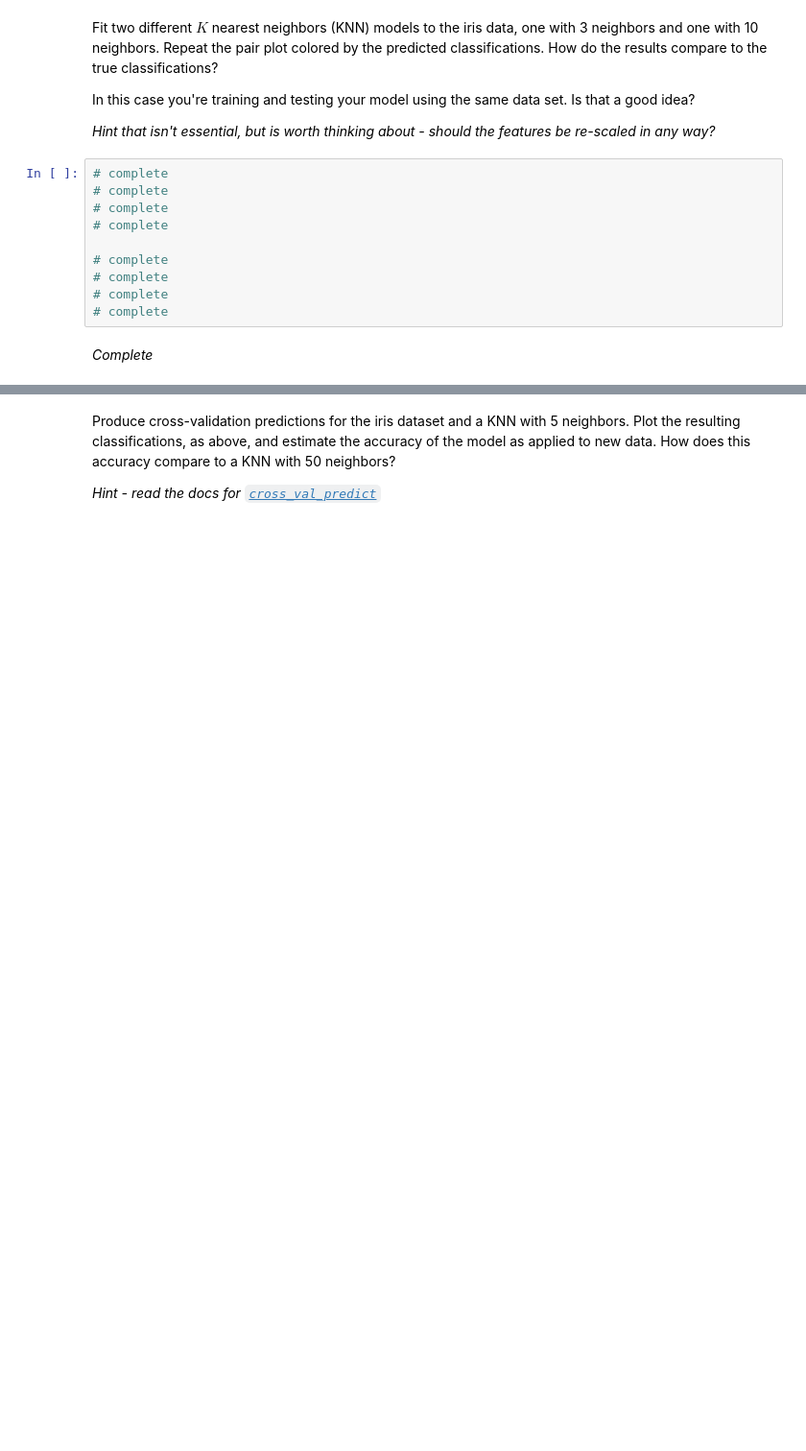
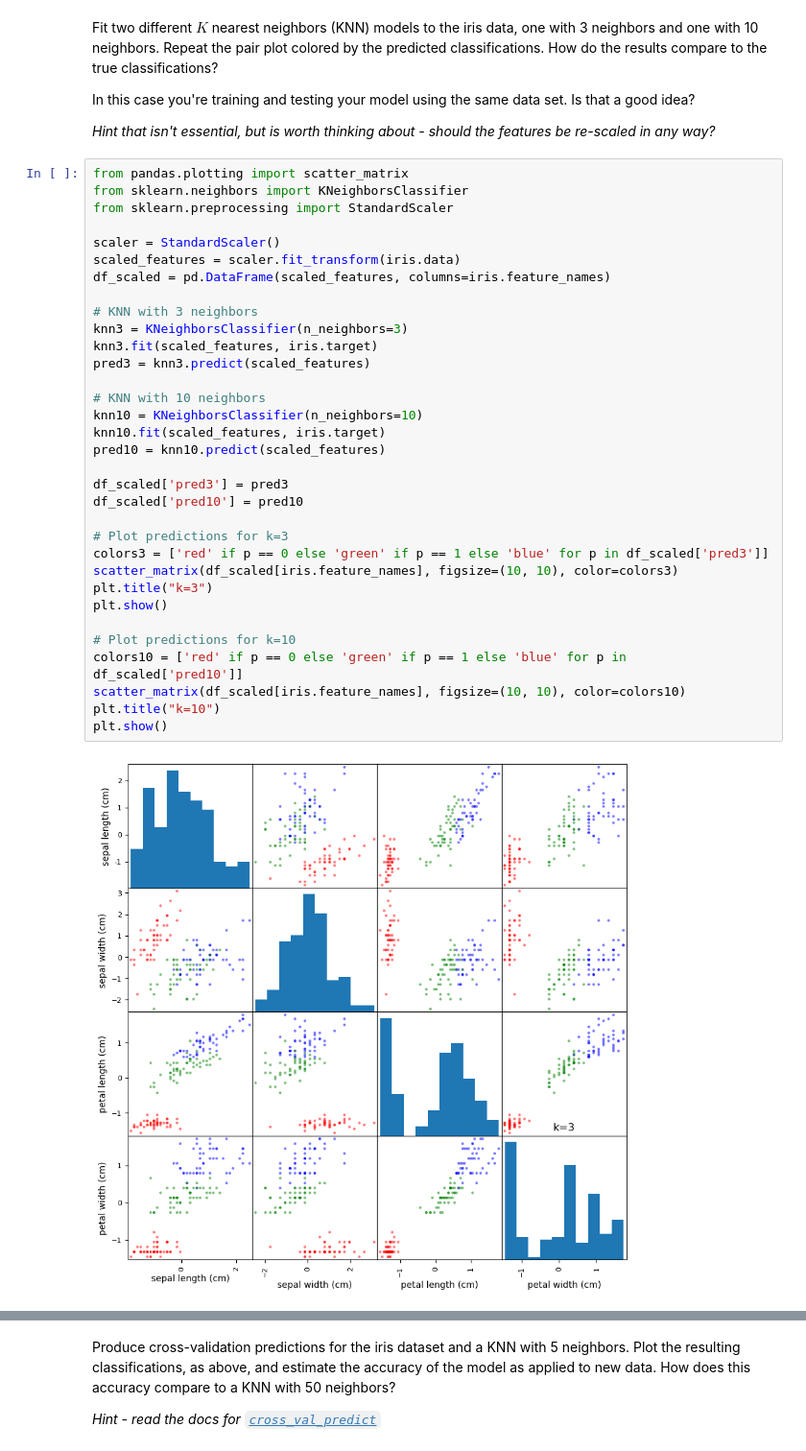
Before and after one commit to ASTR154/classification, a Jupyter notebook: classification.ipynb, the cells around one changed output, grey strips where cells are left out. Shown: that part at 96% size. Cells and saved outputs as stored; diff of their text form; blank space fills up the shorter version.

```diff
--- a/classification.ipynb
+++ b/classification.ipynb
@@ -27,15 +76,38 @@ Fit two different $K$ nearest neighbors (KNN) models to the iris data, one with
 In this case you're training and testing your model using the same data set. Is that a good idea?
 
 *Hint that isn't essential, but is worth thinking about - should the features be re-scaled in any way?*
-# %%
-# complete
-# complete
-# complete
-# complete
-
-# complete
-# complete
-# complete
-# complete
-# %% [markdown]
-*Complete*
+# %%
+from pandas.plotting import scatter_matrix
+from sklearn.neighbors import KNeighborsClassifier
+from sklearn.preprocessing import StandardScaler
+
+scaler = StandardScaler()
+scaled_features = scaler.fit_transform(iris.data)
+df_scaled = pd.DataFrame(scaled_features, columns=iris.feature_names)
+
+# KNN with 3 neighbors
+knn3 = KNeighborsClassifier(n_neighbors=3)
+knn3.fit(scaled_features, iris.target)
+pred3 = knn3.predict(scaled_features)
+
+# KNN with 10 neighbors
+knn10 = KNeighborsClassifier(n_neighbors=10)
+knn10.fit(scaled_features, iris.target)
+pred10 = knn10.predict(scaled_features)
+
+df_scaled['pred3'] = pred3
+df_scaled['pred10'] = pred10
+
+# Plot predictions for k=3
+colors3 = ['red' if p == 0 else 'green' if p == 1 else 'blue' for p in df_scaled['pred3']]
+scatter_matrix(df_scaled[iris.feature_names], figsize=(10, 10), color=colors3)
+plt.title("k=3")
+plt.show()
+
+# Plot predictions for k=10
+colors10 = ['red' if p == 0 else 'green' if p == 1 else 'blue' for p in df_scaled['pred10']]
+scatter_matrix(df_scaled[iris.feature_names], figsize=(10, 10), color=colors10)
+plt.title("k=10")
+plt.show()
+# %% [output]
+[figure, added]
```
Also changed, not shown: parts of 16 cells of this notebook.
